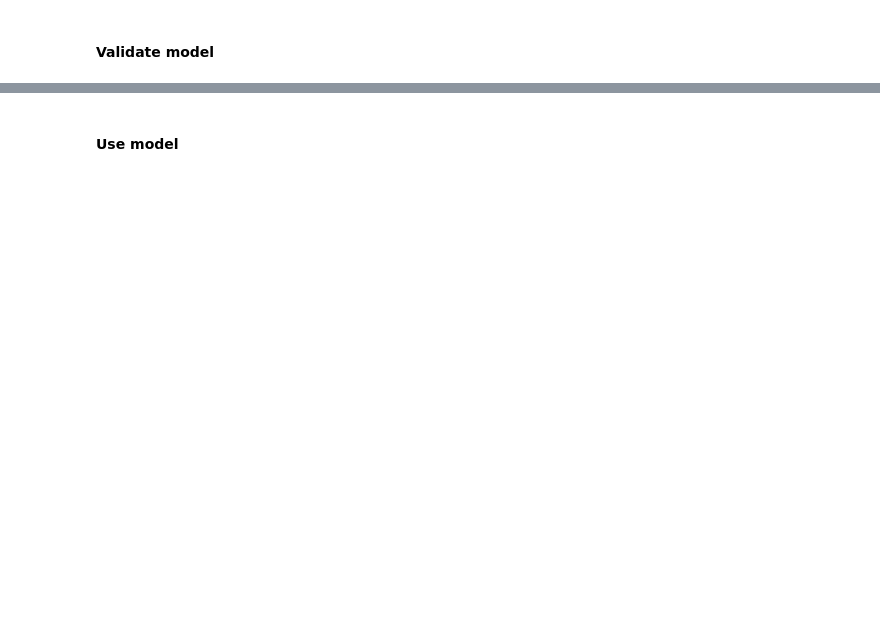
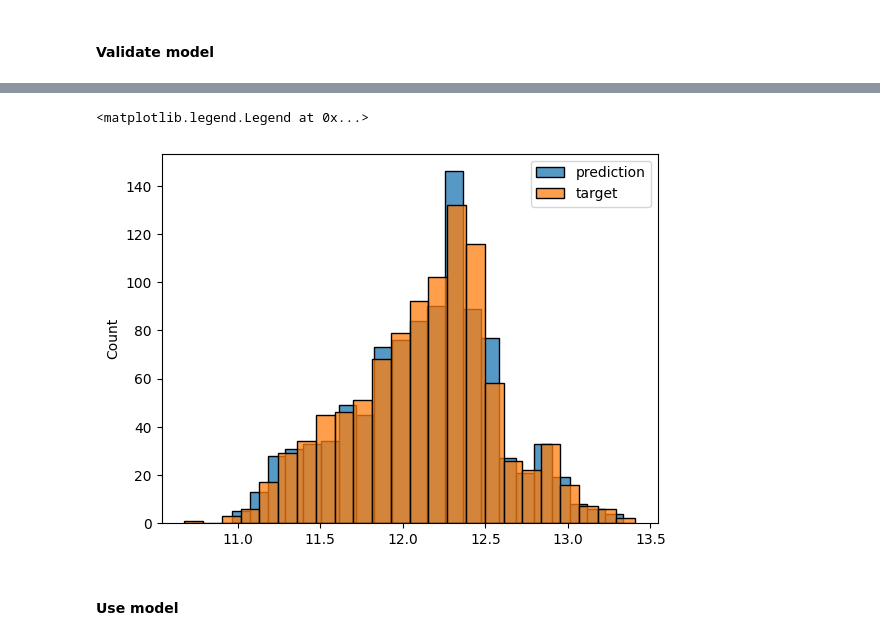
Before and after one commit to sgkertsos/predict-house-price, a Jupyter notebook: notebook.ipynb, the cells around one changed output, grey strips where cells are left out. Drawn from its saved outputs; the diff is of its cells as text; code cells hidden in the pictures; blank space fills up the shorter version.

```diff
--- a/notebook.ipynb
+++ b/notebook.ipynb
@@ -160,5 +195,5 @@ LinearRegression()
 #### Validate model
 # %%
 # Check the model on validation dataset
-y_pred = model.predict(X_val)
+y_pred = rf.predict(X_val)
 # %%
@@ -169,3 +204,11 @@ np.float64(0.10336198250035024)
+# %%
+# Show target values and predictions on a histogram
+sns.histplot(y_pred, label='prediction')
+sns.histplot(y_val, label='target')
+plt.legend()
+# %% [output]
+<matplotlib.legend.Legend at 0x...>
+[figure, added]
 # %% [markdown]
 #### Use model
 # %%
```
Also changed, not shown: parts of 22 cells of this notebook.
